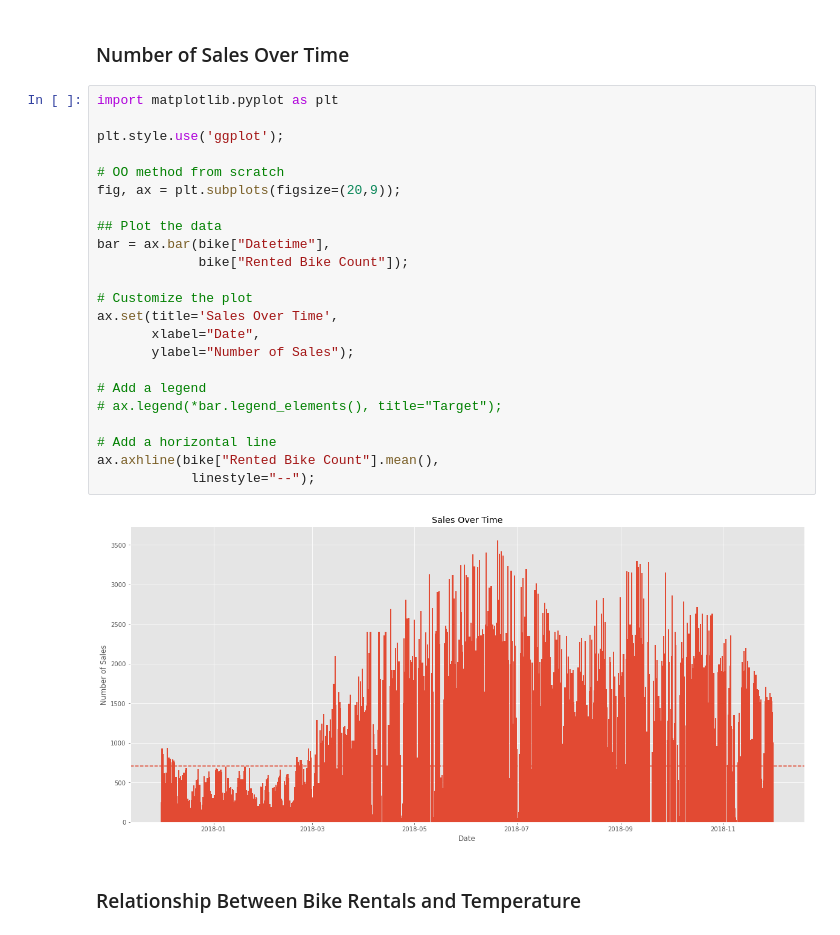
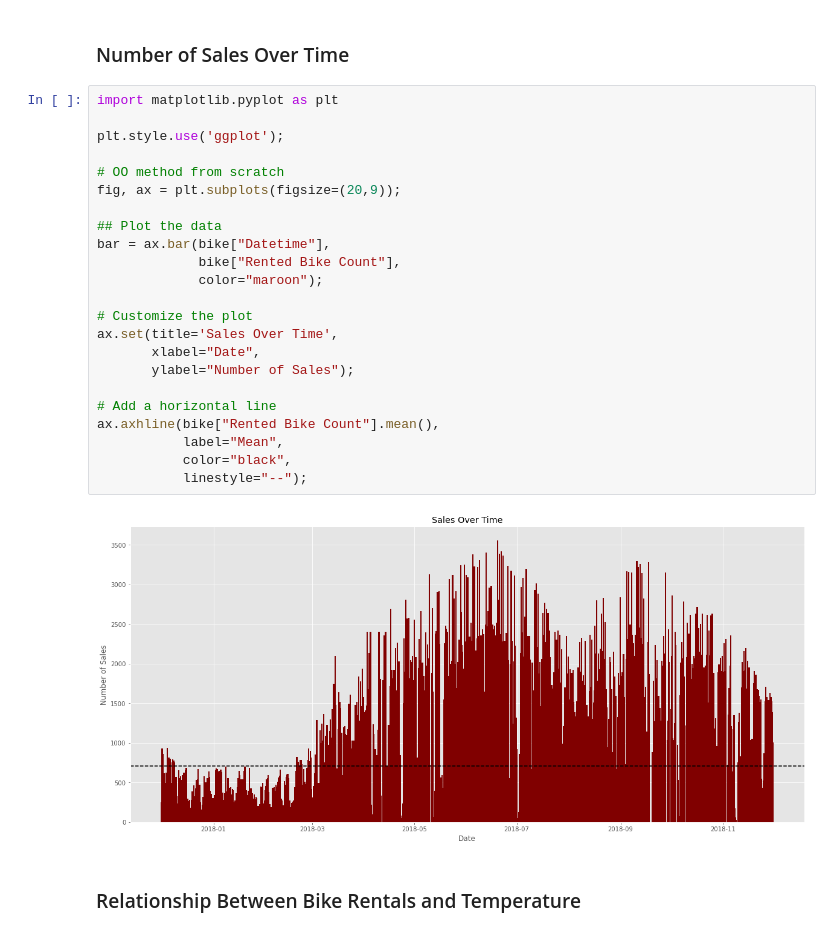
Before and after one commit to bsutton21/bike_sharing, a Jupyter notebook: Visualizations.ipynb, the cells around one changed output. Saved outputs shown, nothing was run; the diff lists cells and outputs as text.

```diff
--- a/Capstone Notebook.ipynb
+++ b/Visualizations.ipynb
@@ -56,28 +58,28 @@ See the caveats in the documentation: https://pandas.pydata.org/pandas-docs/stab
 # %%
 import matplotlib.pyplot as plt
 
 plt.style.use('ggplot');
 
 # OO method from scratch
 fig, ax = plt.subplots(figsize=(20,9));
 
 ## Plot the data
 bar = ax.bar(bike["Datetime"],
-             bike["Rented Bike Count"]);
+             bike["Rented Bike Count"],
+             color="maroon");
 
 # Customize the plot
 ax.set(title='Sales Over Time',
        xlabel="Date",
        ylabel="Number of Sales");
 
-# Add a legend
-# ax.legend(*bar.legend_elements(), title="Target");
-
 # Add a horizontal line
 ax.axhline(bike["Rented Bike Count"].mean(),
-            linestyle="--");
+           label="Mean",
+           color="black",
+           linestyle="--");
 # %% [output]
-[figure, old version]
+[figure, new version]
 # %% [markdown]
 ### Relationship Between Bike Rentals and Temperature
 # %%
```
Also changed, not shown: parts of 9 cells of this notebook, 2 other files.
